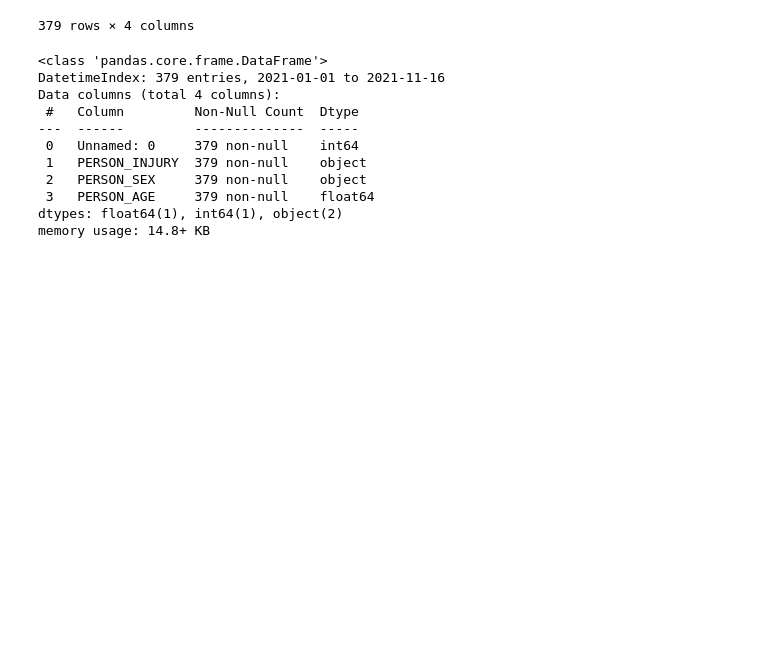
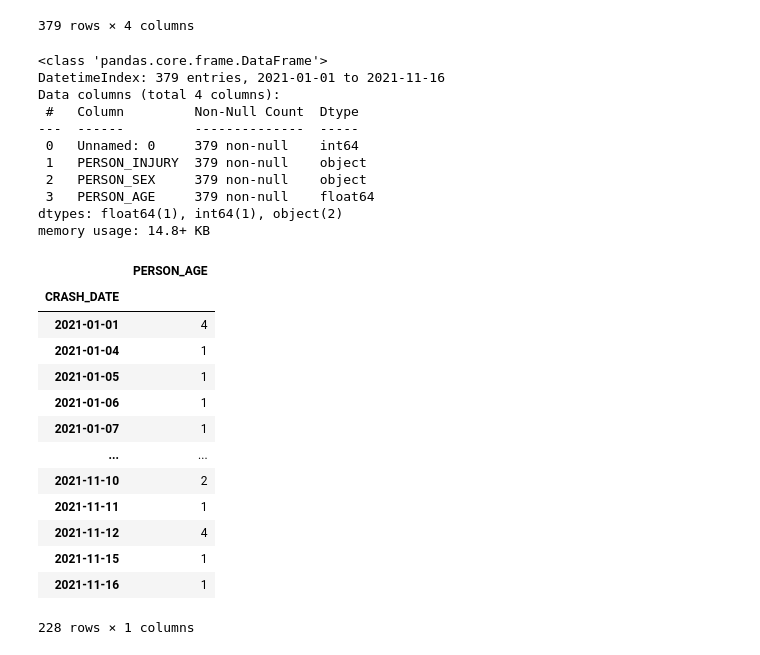
Before and after one commit to carwilfer/Projeto-IoT-e-Data-Science, a Jupyter notebook: Code/Model/Experiment_1/AM_PB_IOT_TP7.ipynb, the cells around one changed output. Saved outputs shown, nothing was run; the diff lists cells and outputs as text; code cells hidden in the pictures; blank space fills up the shorter version.

```diff
--- a/Code/Model/Experiment_1/AM_PB_IOT_TP7.ipynb
+++ b/Code/Model/Experiment_1/AM_PB_IOT_TP7.ipynb
@@ -92,3 +93,20 @@ df_NYC_janela = pd.DataFrame(df_kill_fem.resample('W')['PERSON_AGE'].count())
+# %%
+df_NYC_janela
+# %% [output]
+|  | PERSON_AGE |
+| CRASH_DATE |  |
+| 2021-01-01 | 4 |
+| 2021-01-04 | 1 |
+| 2021-01-05 | 1 |
+| 2021-01-06 | 1 |
+| 2021-01-07 | 1 |
+| ... | ... |
+| 2021-11-10 | 2 |
+| 2021-11-11 | 1 |
+| 2021-11-12 | 4 |
+| 2021-11-15 | 1 |
+| 2021-11-16 | 1 |
+228 rows × 1 columns
 # %%
 adf = ADFTest()
 adf.is_stationary(df_NYC_janela)
```
Also changed, not shown: parts of 27 cells of this notebook, 21 other files.
